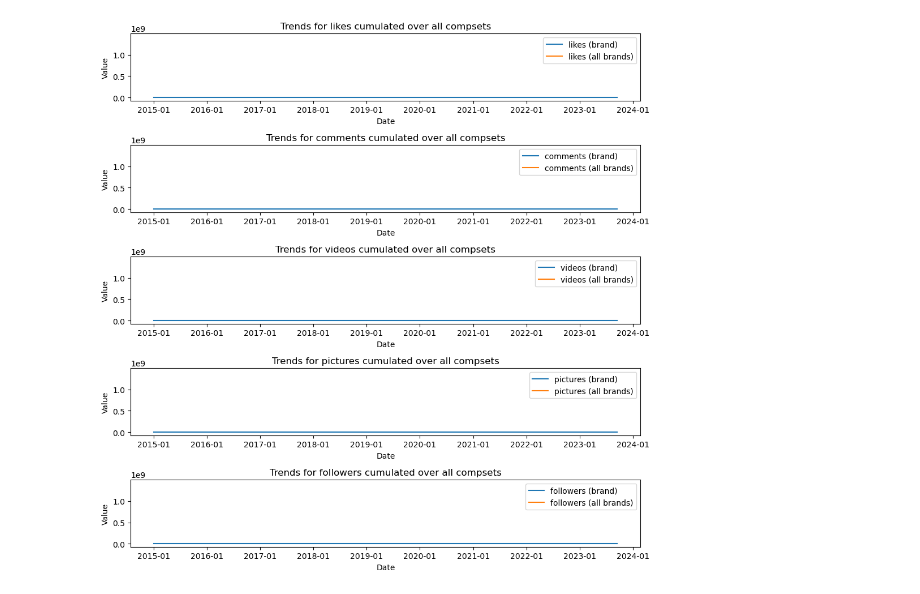
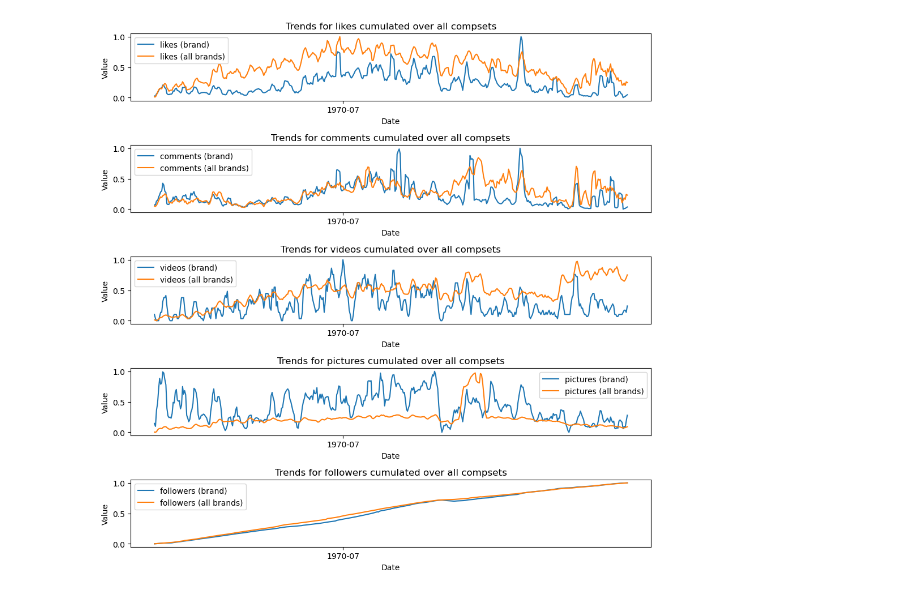
Before and after one commit to tanios13/UBS-ZebraByte, a Jupyter notebook: trend_visuals.ipynb, the cells around one changed output. Cells and saved outputs as stored; diff of their text form; code cells hidden in the pictures.

```diff
--- a/trend_visuals.ipynb
+++ b/trend_visuals.ipynb
@@ -17,4 +15,4 @@ trend_visuals.plot_metrics_individual_brand(trends_brand, trends_all)
-# %%
-trend_visuals.plot_metrics_total_brand(trends_brand, trends_all_cumulative)
-# %% [output]
-[figure, removed]
+# %%
+trend_visuals.plot_metrics_total(trends_brand, trends_cumulative, dates)
+# %% [output]
+[figure, added]
```
Also changed, not shown: parts of 4 cells of this notebook, 1 other file.
